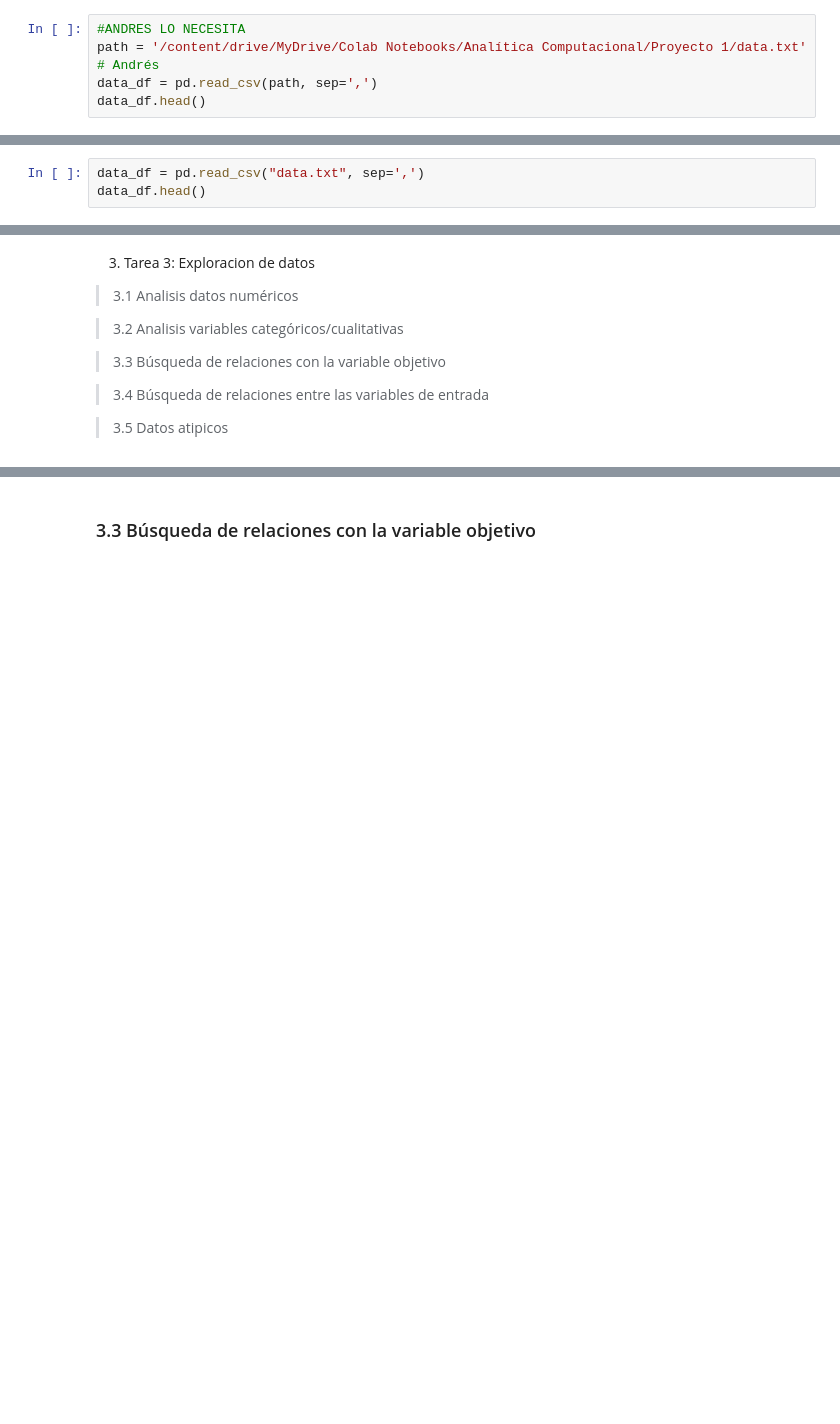
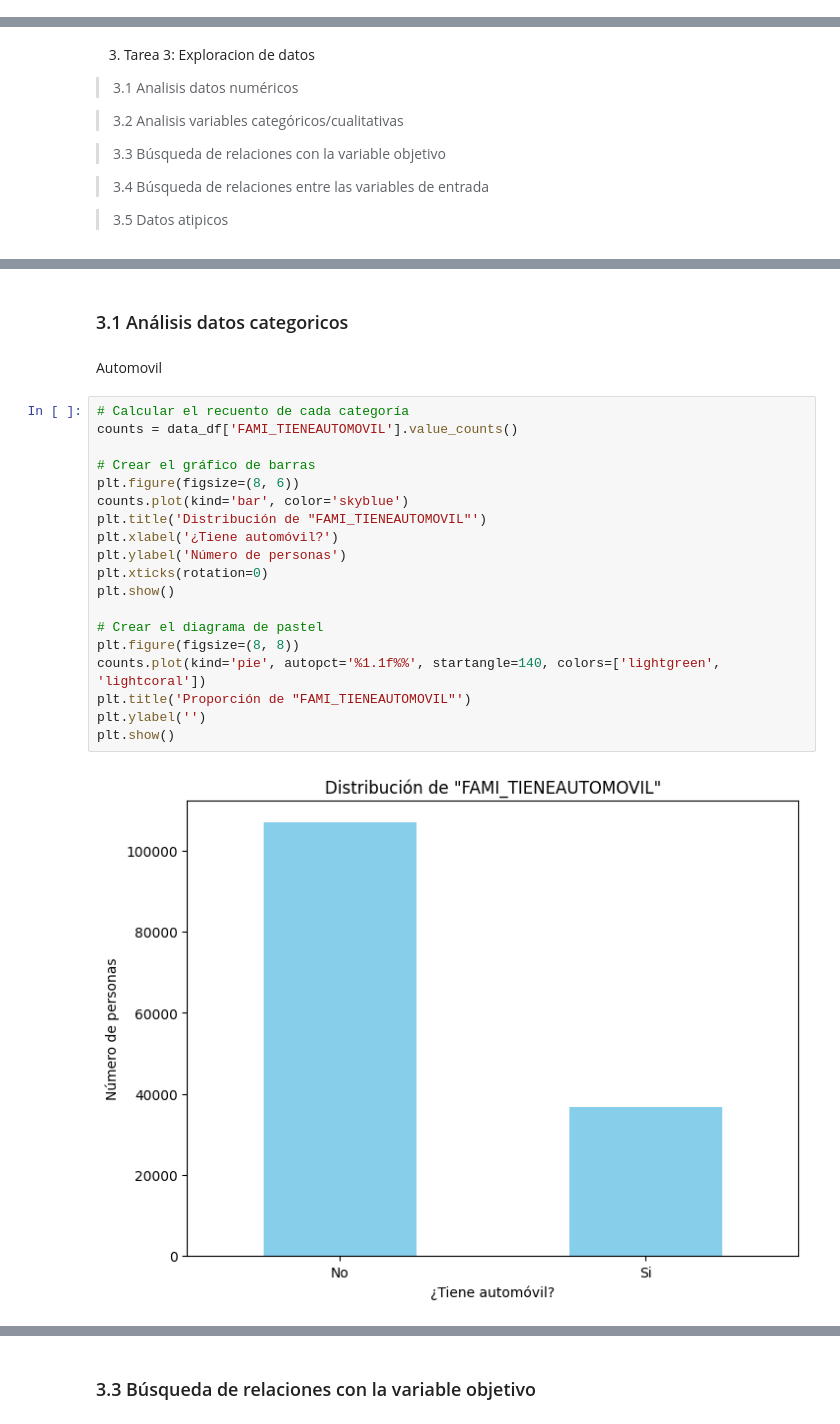
Before and after one commit to vcalderonmol/Proyecto3, a Jupyter notebook: Tarea 3.ipynb, the cells around one changed output, grey strips where cells are left out. Saved outputs shown, nothing was run; the diff lists cells and outputs as text; blank space fills up the shorter version.

```diff
--- a/Tarea 3.ipynb
+++ b/Tarea 3.ipynb
@@ -32,5 +48,0 @@ pd.set_option("display.max_rows", 50)
-# %%
-#ANDRES LO NECESITA
-path = '/content/drive/MyDrive/Colab Notebooks/Analítica Computacional/Proyecto 1/data.txt' # Andrés
-data_df = pd.read_csv(path, sep=',')
-data_df.head()
@@ -44,3 +48,0 @@ data_df.head()
-# %%
-data_df = pd.read_csv("data.txt", sep=',')
-data_df.head()
@@ -785,0 +64,25 @@ Passing `palette` without assigning `hue` is deprecated and will be removed in v
+# %% [markdown]
+### 3.1 Análisis datos categoricos
+# %% [markdown]
+Automovil
+# %%
+# Calcular el recuento de cada categoría
+counts = data_df['FAMI_TIENEAUTOMOVIL'].value_counts()
+
+# Crear el gráfico de barras
+plt.figure(figsize=(8, 6))
+counts.plot(kind='bar', color='skyblue')
+plt.title('Distribución de "FAMI_TIENEAUTOMOVIL"')
+plt.xlabel('¿Tiene automóvil?')
+plt.ylabel('Número de personas')
+plt.xticks(rotation=0)
+plt.show()
+
+# Crear el diagrama de pastel
+plt.figure(figsize=(8, 8))
+counts.plot(kind='pie', autopct='%1.1f%%', startangle=140, colors=['lightgreen', 'lightcoral'])
+plt.title('Proporción de "FAMI_TIENEAUTOMOVIL"')
+plt.ylabel('')
+plt.show()
+# %% [output]
+[figure, added]
```
Also changed, not shown: parts of 68 cells of this notebook, 1 other file.
